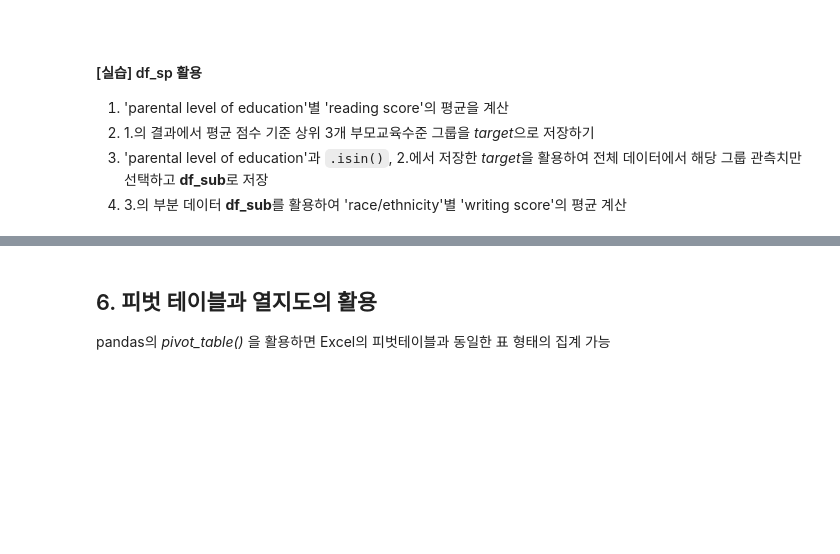
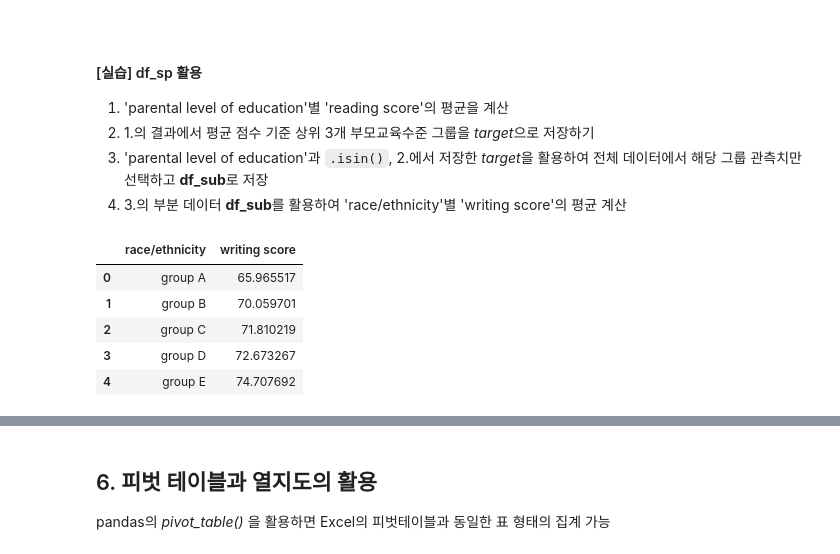
Before and after one commit to tmdwns29/ABC-_-, a Jupyter notebook: 06_데이터 집계와 시각화.ipynb, the cells around one changed output, grey strips where cells are left out. Saved outputs shown, nothing was run; the diff lists cells and outputs as text; code cells hidden in the pictures; blank space fills up the shorter version.

```diff
--- a/06_데이터 집계와 시각화.ipynb
+++ b/06_데이터 집계와 시각화.ipynb
@@ -740,4 +564,17 @@ df_ins.loc[cond]
 2. 1.의 결과에서 평균 점수 기준 상위 3개 부모교육수준 그룹을 *target*으로 저장하기
 3. 'parental level of education'과 `.isin()`, 2.에서 저장한 *target*을 활용하여 전체 데이터에서 해당 그룹 관측치만 선택하고 **df_sub**로 저장
 4. 3.의 부분 데이터 **df_sub**를 활용하여 'race/ethnicity'별 'writing score'의 평균 계산
+# %%
+# 1
+df_agg = df_sp.groupby('parental level of education', as_index=False)['reading score'].mean()
+target = list(df_agg.sort_values('reading score', ascending=False).iloc[0:3, 0])
+df_sub = df_sp.loc[df_sp['parental level of education'].isin(target)]
+df_sub.groupby('race/ethnicity', as_index=False)['writing score'].mean()
+# %% [output]
+|  | race/ethnicity | writing score |
+| 0 | group A | 65.965517 |
+| 1 | group B | 70.059701 |
+| 2 | group C | 71.810219 |
+| 3 | group D | 72.673267 |
+| 4 | group E | 74.707692 |
 # %%
```
Also changed, not shown: parts of 62 cells of this notebook, 1 other file.
